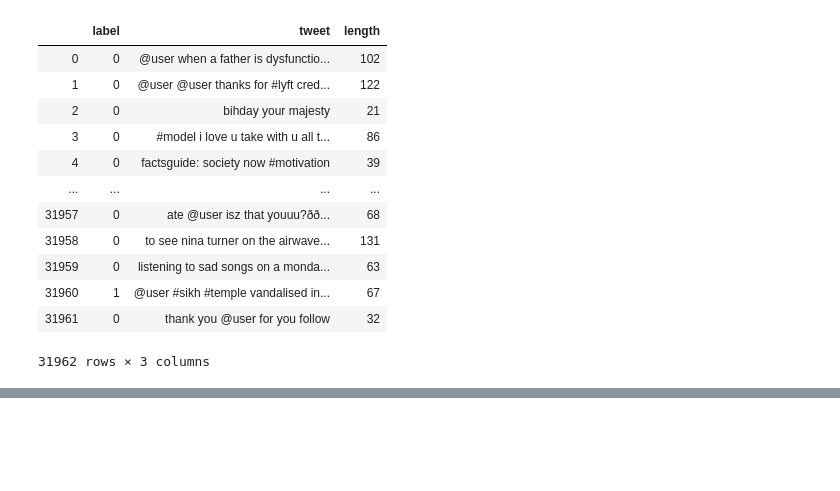
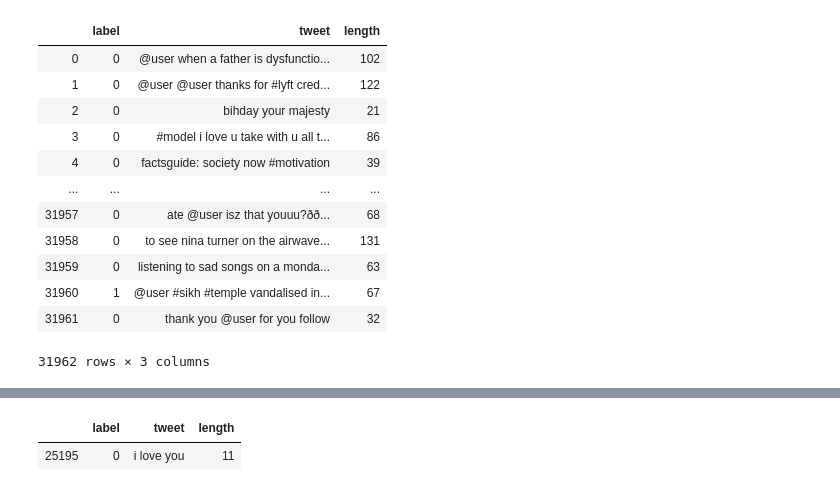
Before and after one commit to sabheen9/Sentiment-Analysis, a Jupyter notebook: sentiment_analysis.ipynb, the cells around one changed output, grey strips where cells are left out. Drawn from its saved outputs; the diff is of its cells as text; code cells hidden in the pictures; blank space fills up the shorter version.

```diff
--- a/sentiment_analysis.ipynb
+++ b/sentiment_analysis.ipynb
@@ -168,0 +181,6 @@ tweets_df
+# %%
+# Finding out the Tweet which has minimum Value
+tweets_df[tweets_df['length']==tweets_df['length'].min()]
+# %% [output]
+|  | label | tweet | length |
+| 25195 | 0 | i love you | 11 |
```
Also changed, not shown: parts of 3 cells of this notebook.
